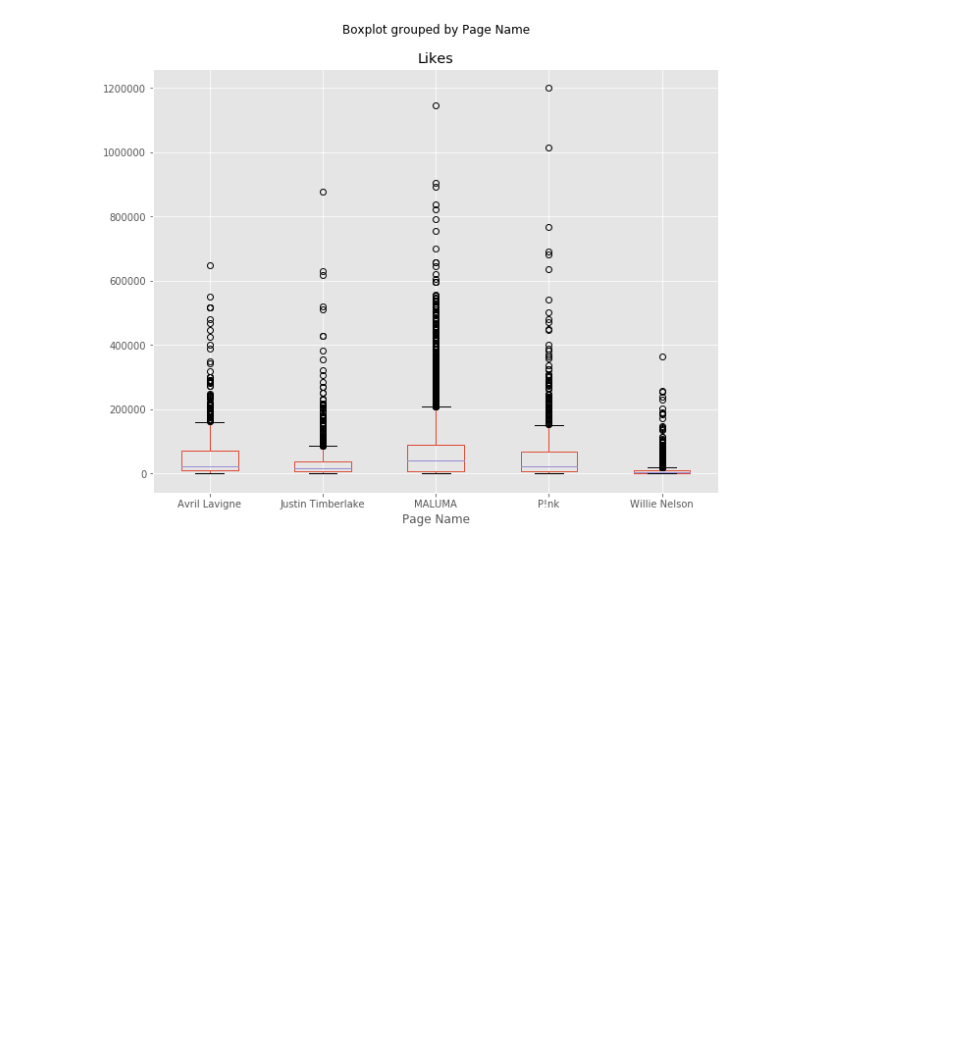
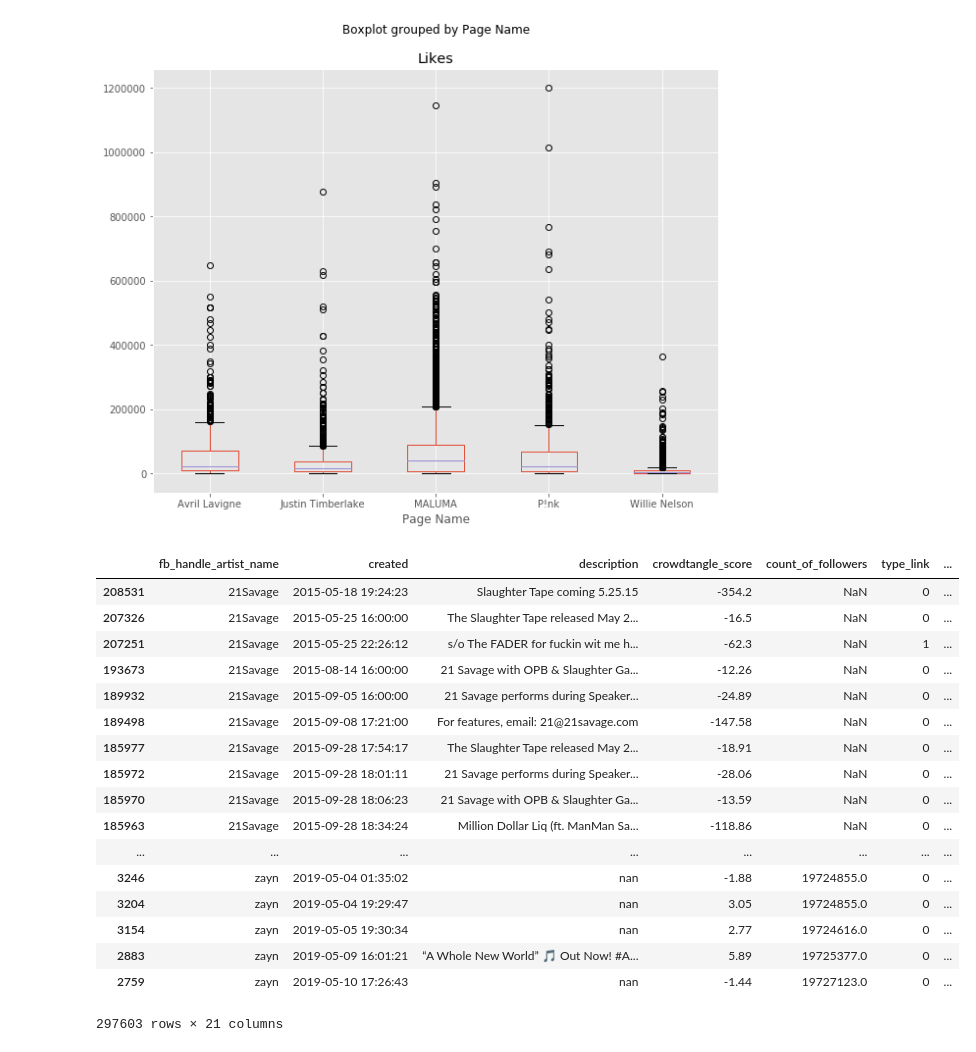
Before and after one commit to ghazalerfani/SocialMedia-Music, a Jupyter notebook: Facebook - EDA.ipynb, the cells around one changed output. Saved outputs shown, nothing was run; the diff lists cells and outputs as text; code cells hidden in the pictures; blank space fills up the shorter version.

Commit message:
New custom feature for FB

```diff
--- a/Facebook - EDA.ipynb
+++ b/Facebook - EDA.ipynb
@@ -85,11 +97,14 @@ df_selected = df[["Page Name", "User Name", "Created", "Video Length", "Message"
 # %%
-# OHE type
-df_type_ohe = pd.get_dummies(df["Type"],prefix='type')
+# Update types to 4 only and OHE type
+df1 = df.copy()
+df1['Type'] = df1['Type'].astype(str)
+df1['Type'] = df1['Type'].apply(lambda x : update_post_types(x))
+df_type_ohe = pd.get_dummies(df1["Type"],prefix='type')
 df_selected = pd.concat([df_selected, df_type_ohe], axis=1)
 # %%
 # get number of characters in each message
 df_selected['Message'] = df_selected['Message'].astype(str)
-df_selected['message_length'] = df_selected['Message'].apply(len)
+df_selected['description_length'] = df_selected['Message'].apply(len)
 # %%
 def time_of_day_creation(x):
     '''
@@ -118,13 +133,16 @@ def time_of_day_creation(x):
 df_selected['time_of_day'] = df_selected['Created'].apply(lambda x : time_of_day_creation(x.hour))
 # %%
 # OHE time of day
-df_time_of_day_ohe = pd.get_dummies(df_selected["time_of_day"],prefix='time_of_day')
+df_time_of_day_ohe = pd.get_dummies(df_selected["time_of_day"],prefix='created')
 df_selected = pd.concat([df_selected, df_time_of_day_ohe], axis=1)
 df_selected = df_selected.drop(['time_of_day'], axis = 1)
 # %%
 # Time between prior and current post
 df_selected.sort_values(by=['User Name','Created'], inplace=True)
 df_selected['time_since_last_post'] = df_selected.groupby('User Name')['Created'].diff()
+# %%
+#Number of hashtags custom feature
+df_selected['hashtag_count'] = df_selected['Message'].apply(lambda x : x.count('#'))
 # %%
 # placeholder for within 1 week of month of release
 df_selected['within_week_release'] = 0
@@ -170,5 +204,31 @@ df_selected = df_selected.drop(['Likes','Comments', 'Shares', 'Love', 'Wow', 'Ha
 # ax.set_xlim([datetime.date(2016, 1, 1), datetime.date(2019, 1, 1)]) # can adjust time interval here
 # ax.set_ylim(0,8)
 # plt.show()
+# %%
+# add all other columns & rename
+df_selected.rename({"User Name": "fb_handle_artist_name", "Created": "created", "Message": "description", "Score": "crowdtangle_score", "Page Likes at Posting": "count_of_followers", "Score": "crowdtangle_score"}, axis=1, inplace=True)
+placeholder_columns = ["posts_last_7days", "posts_last_30days"]
+for col in placeholder_columns:
+    df_selected[col] = 0
+df_selected
+# %% [output]
+|  | fb_handle_artist_name | created | description | crowdtangle_score | count_of_followers | type_link | ... |
+| 208531 | 21Savage | 2015-05-18 19:24:23 | Slaughter Tape coming 5.25.15 | -354.2 | NaN | 0 | ... |
+| 207326 | 21Savage | 2015-05-25 16:00:00 | The Slaughter Tape released May 2... | -16.5 | NaN | 0 | ... |
+| 207251 | 21Savage | 2015-05-25 22:26:12 | s/o The FADER for fuckin wit me h... | -62.3 | NaN | 1 | ... |
+| 193673 | 21Savage | 2015-08-14 16:00:00 | 21 Savage with OPB & Slaughter Ga... | -12.26 | NaN | 0 | ... |
+| 189932 | 21Savage | 2015-09-05 16:00:00 | 21 Savage performs during Speaker... | -24.89 | NaN | 0 | ... |
+| 189498 | 21Savage | 2015-09-08 17:21:00 | For features, email: 21@21savage.com | -147.58 | NaN | 0 | ... |
+| 185977 | 21Savage | 2015-09-28 17:54:17 | The Slaughter Tape released May 2... | -18.91 | NaN | 0 | ... |
+| 185972 | 21Savage | 2015-09-28 18:01:11 | 21 Savage performs during Speaker... | -28.06 | NaN | 0 | ... |
+| 185970 | 21Savage | 2015-09-28 18:06:23 | 21 Savage with OPB & Slaughter Ga... | -13.59 | NaN | 0 | ... |
+| 185963 | 21Savage | 2015-09-28 18:34:24 | Million Dollar Liq (ft. ManMan Sa... | -118.86 | NaN | 0 | ... |
+| ... | ... | ... | ... | ... | ... | ... | ... |
+| 3246 | zayn | 2019-05-04 01:35:02 | nan | -1.88 | 19724855.0 | 0 | ... |
+| 3204 | zayn | 2019-05-04 19:29:47 | nan | 3.05 | 19724855.0 | 0 | ... |
+| 3154 | zayn | 2019-05-05 19:30:34 | nan | 2.77 | 19724616.0 | 0 | ... |
+| 2883 | zayn | 2019-05-09 16:01:21 | “A Whole New World” 🎵 Out Now! #A... | 5.89 | 19725377.0 | 0 | ... |
+| 2759 | zayn | 2019-05-10 17:26:43 | nan | -1.44 | 19727123.0 | 0 | ... |
+297603 rows × 21 columns
 # %%
 ## convert to CSV
```
Also changed, not shown: parts of 6 cells of this notebook.
